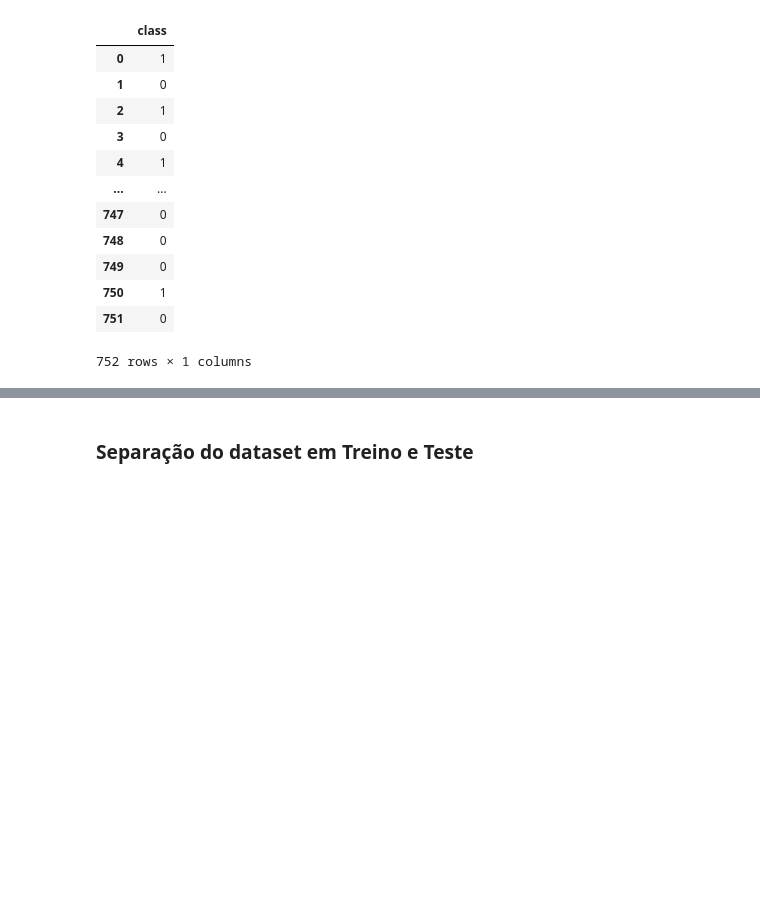
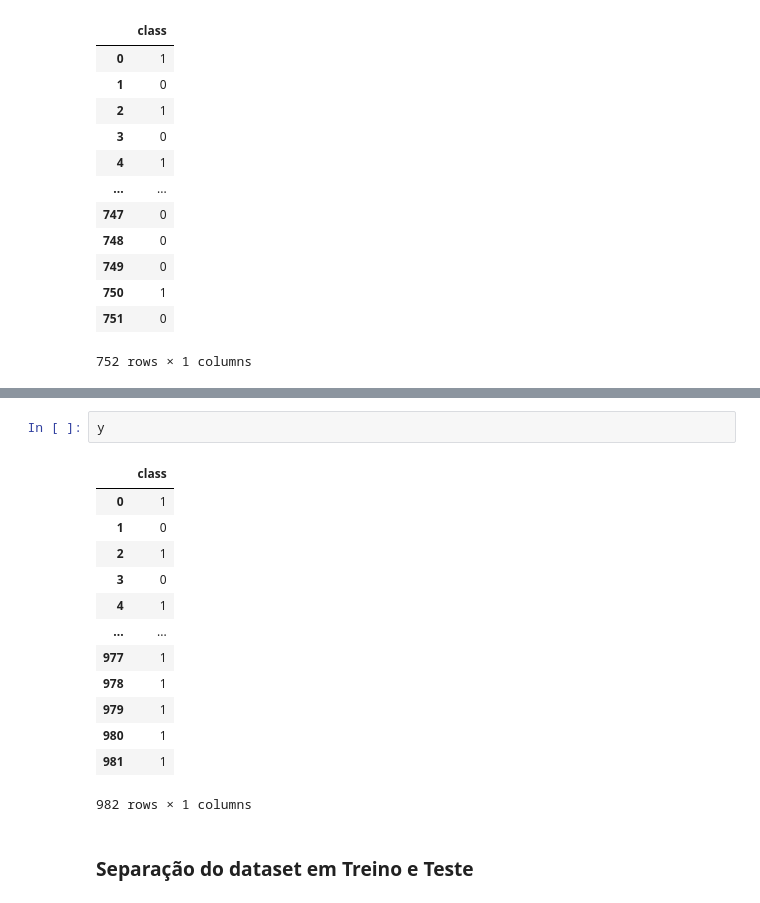
Before and after one commit to Ni-cole17/Base-Diabetes-IA, a Jupyter notebook: Diabetes.ipynb, the cells around one changed output, grey strips where cells are left out. Drawn from its saved outputs; the diff is of its cells as text; blank space fills up the shorter version.

```diff
--- a/Diabetes.ipynb
+++ b/Diabetes.ipynb
@@ -344,3 +478,19 @@ Y
+# %%
+y
+# %% [output]
+|  | class |
+| 0 | 1 |
+| 1 | 0 |
+| 2 | 1 |
+| 3 | 0 |
+| 4 | 1 |
+| ... | ... |
+| 977 | 1 |
+| 978 | 1 |
+| 979 | 1 |
+| 980 | 1 |
+| 981 | 1 |
+982 rows × 1 columns
 # %% [markdown]
 ### Separação do dataset em Treino e Teste
 # %%
```
Also changed, not shown: parts of 23 cells of this notebook.
